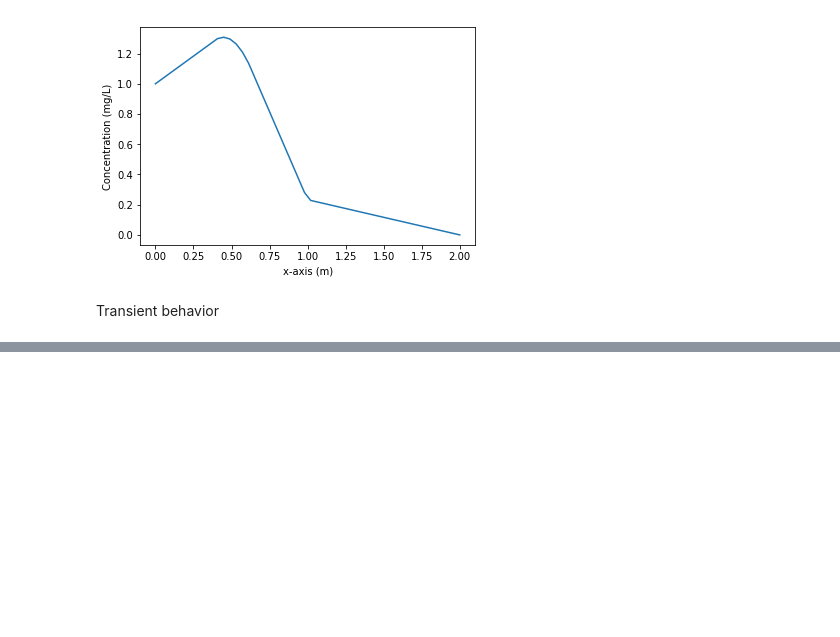
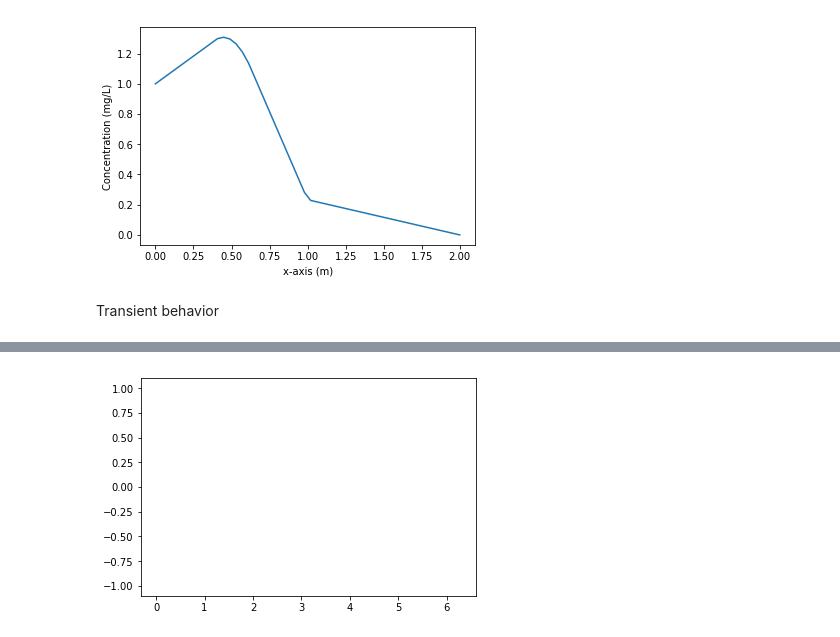
Before and after one commit to phaustin/e213_2019, a Jupyter notebook: notebooks/FiniteVolume/Transient.ipynb, the cells around one changed output, grey strips where cells are left out. Drawn from its saved outputs; the diff is of its cells as text; code cells hidden in the pictures; blank space fills up the shorter version.

Commit message:
first try with animations .. not working

```diff
--- a/notebooks/FiniteVolume/Transient.ipynb
+++ b/notebooks/FiniteVolume/Transient.ipynb
@@ -119,0 +141,37 @@ plt.legend();
+# %%
+import numpy as np
+import matplotlib.pyplot as plt
+import matplotlib.animation as animation
+
+fig, ax = plt.subplots()
+
+x = np.arange(0, 2*np.pi, 0.01)
+line, = ax.plot(x, np.sin(x))
+
+
+def init():  # only required for blitting to give a clean slate.
+    line.set_ydata([np.nan] * len(x))
+    return line,
+
+
+def animate(i):
+    line.set_ydata(np.sin(x + i / 100))  # update the data.
+    return line,
+
+
+ani = animation.FuncAnimation(
+    fig, animate, init_func=init, interval=2, blit=True, save_count=50)
+
+# To save the animation, use e.g.
+#
+# ani.save("movie.mp4")
+#
+# or
+#
+# from matplotlib.animation import FFMpegWriter
+# writer = FFMpegWriter(fps=15, metadata=dict(artist='Me'), bitrate=1800)
+# ani.save("movie.mp4", writer=writer)
+
+plt.show()
+# %% [output]
+[figure, added]
```
Also changed, not shown: parts of 2 cells of this notebook, 1 other file.
